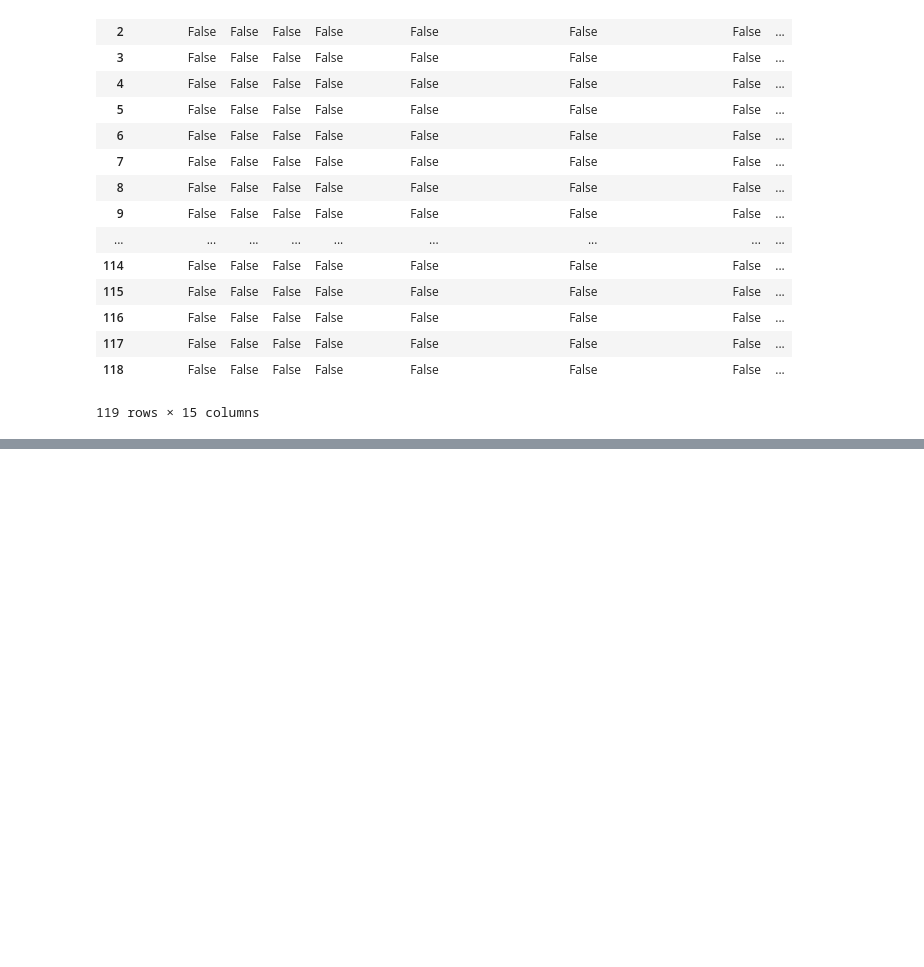
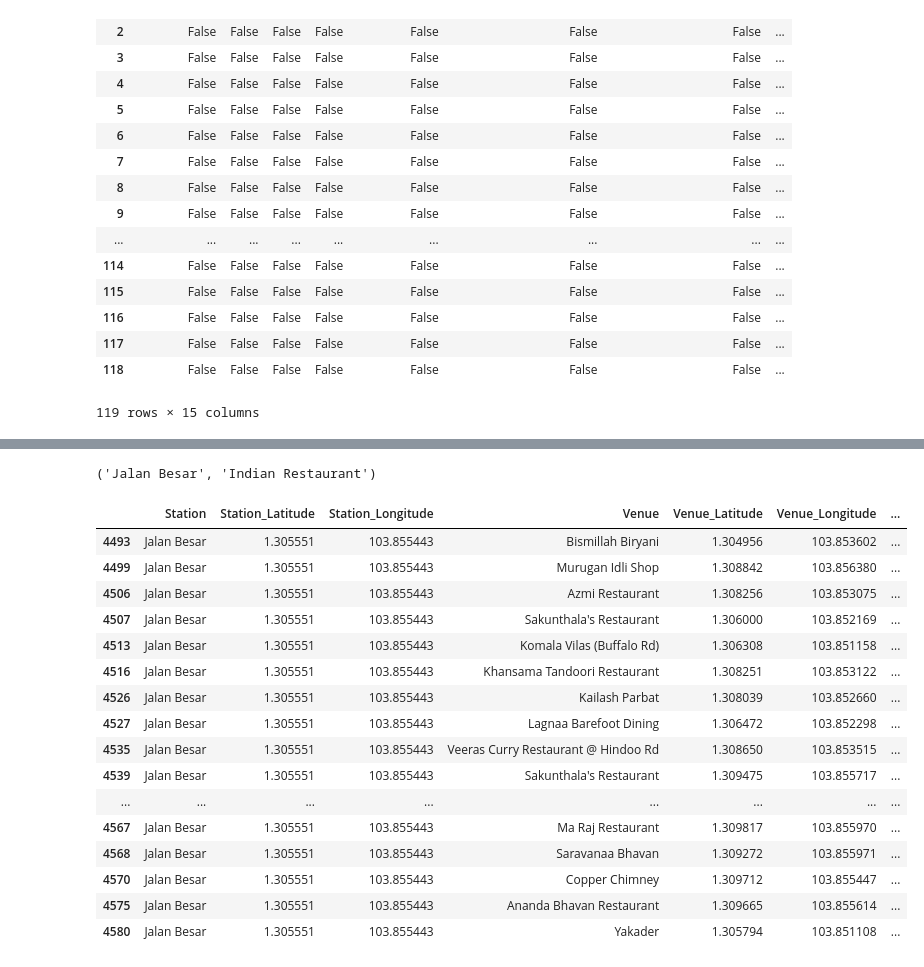
Before and after one commit to choysf/Coursera_Capstone, a Jupyter notebook: MRT Stations in Singapore Analysis.ipynb, the cells around one changed output, grey strips where cells are left out. Saved outputs shown, nothing was run; the diff lists cells and outputs as text; code cells hidden in the pictures; blank space fills up the shorter version.

```diff
--- a/MRT Stations in Singapore Analysis.ipynb
+++ b/MRT Stations in Singapore Analysis.ipynb
@@ -514,0 +537,26 @@ map_clusters
+# %%
+#find station with max number of venue category
+stn_grp.idxmax()
+# %% [output]
+('Jalan Besar', 'Indian Restaurant')
+# %%
+# which indian restaurants
+station_venues.query('Station == ["Jalan Besar"] and Venue_Category == ["Indian Restaurant"]')
+# %% [output]
+|  | Station | Station_Latitude | Station_Longitude | Venue | Venue_Latitude | Venue_Longitude | ... |
+| 4493 | Jalan Besar | 1.305551 | 103.855443 | Bismillah Biryani | 1.304956 | 103.853602 | ... |
+| 4499 | Jalan Besar | 1.305551 | 103.855443 | Murugan Idli Shop | 1.308842 | 103.856380 | ... |
+| 4506 | Jalan Besar | 1.305551 | 103.855443 | Azmi Restaurant | 1.308256 | 103.853075 | ... |
+| 4507 | Jalan Besar | 1.305551 | 103.855443 | Sakunthala's Restaurant | 1.306000 | 103.852169 | ... |
+| 4513 | Jalan Besar | 1.305551 | 103.855443 | Komala Vilas (Buffalo Rd) | 1.306308 | 103.851158 | ... |
+| 4516 | Jalan Besar | 1.305551 | 103.855443 | Khansama Tandoori Restaurant | 1.308251 | 103.853122 | ... |
+| 4526 | Jalan Besar | 1.305551 | 103.855443 | Kailash Parbat | 1.308039 | 103.852660 | ... |
+| 4527 | Jalan Besar | 1.305551 | 103.855443 | Lagnaa Barefoot Dining | 1.306472 | 103.852298 | ... |
+| 4535 | Jalan Besar | 1.305551 | 103.855443 | Veeras Curry Restaurant @ Hindoo Rd | 1.308650 | 103.853515 | ... |
+| 4539 | Jalan Besar | 1.305551 | 103.855443 | Sakunthala's Restaurant | 1.309475 | 103.855717 | ... |
+| ... | ... | ... | ... | ... | ... | ... | ... |
+| 4567 | Jalan Besar | 1.305551 | 103.855443 | Ma Raj Restaurant | 1.309817 | 103.855970 | ... |
+| 4568 | Jalan Besar | 1.305551 | 103.855443 | Saravanaa Bhavan | 1.309272 | 103.855971 | ... |
+| 4570 | Jalan Besar | 1.305551 | 103.855443 | Copper Chimney | 1.309712 | 103.855447 | ... |
+| 4575 | Jalan Besar | 1.305551 | 103.855443 | Ananda Bhavan Restaurant | 1.309665 | 103.855614 | ... |
+| 4580 | Jalan Besar | 1.305551 | 103.855443 | Yakader | 1.305794 | 103.851108 | ... |
```
Also changed, not shown: parts of 25 cells of this notebook.
